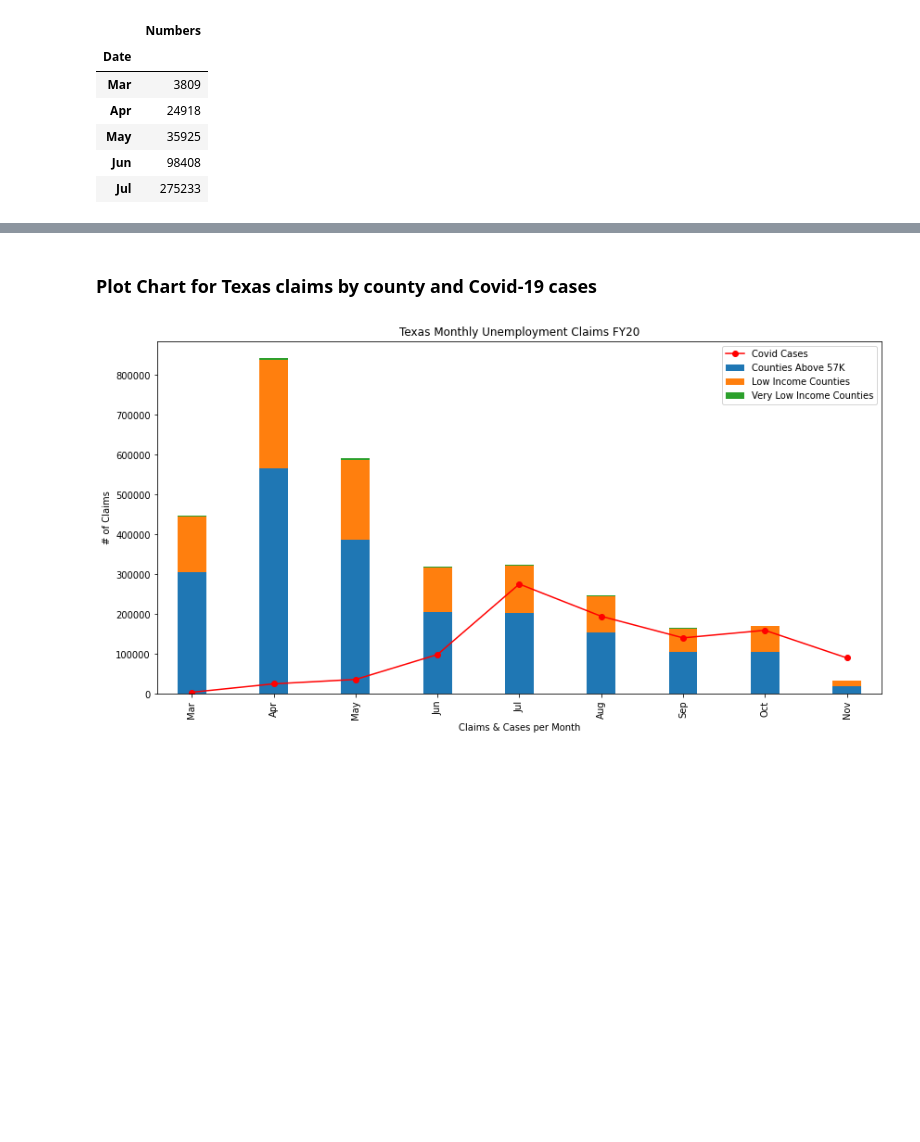
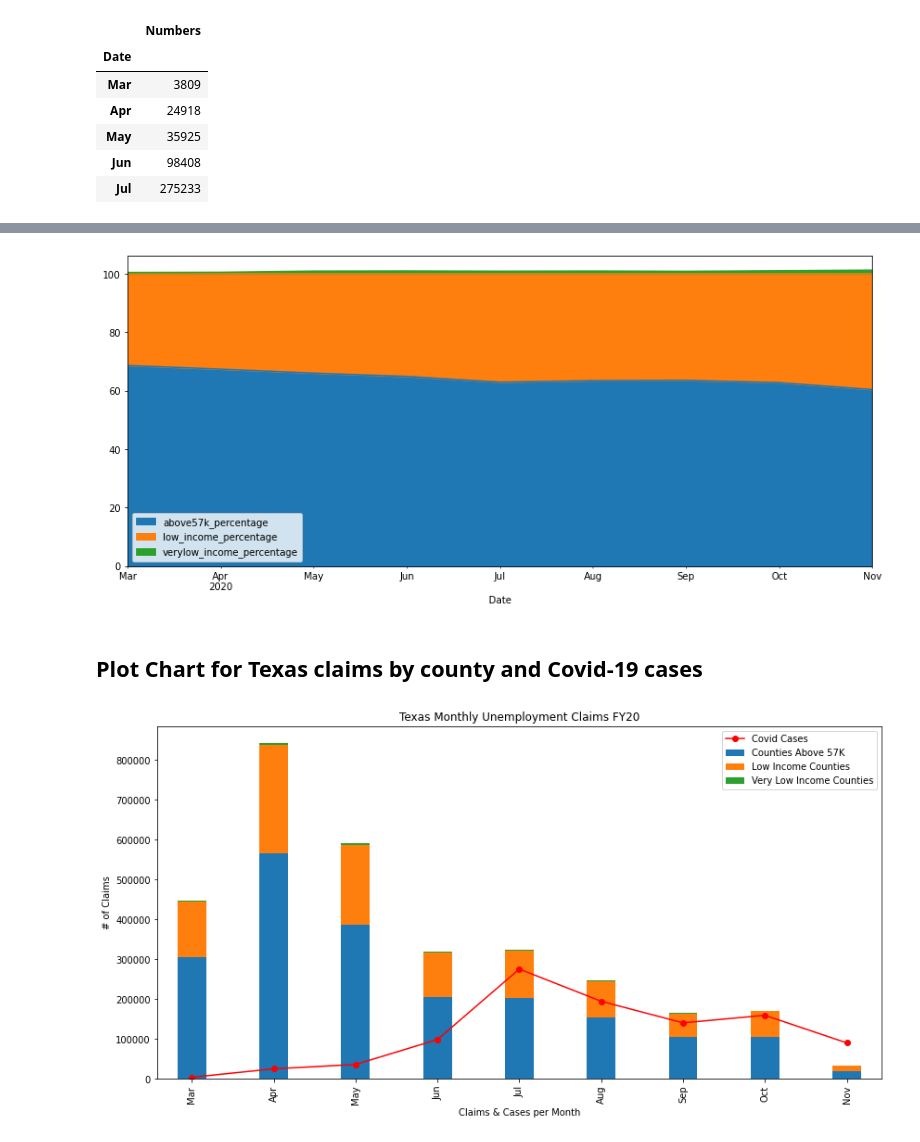
Before and after one commit to inkosi-codes/Covid-19-and-Low-Income-Communities, a Jupyter notebook: src/New_Covid_and_low_income_communities.ipynb, the cells around one changed output, grey strips where cells are left out. Drawn from its saved outputs; the diff is of its cells as text; code cells hidden in the pictures; blank space fills up the shorter version.

```diff
--- a/src/New_Covid_and_low_income_communities.ipynb
+++ b/src/New_Covid_and_low_income_communities.ipynb
@@ -446,0 +448,9 @@ cumulative_numbers_df.head()
+# %%
+area_chart_claims_df = total_claims_per_month_df.copy()
+area_chart_claims_df['Total'] = area_chart_claims_df.iloc[:,-4: -1].sum(axis=1)
+# %%
+area_chart_claims_groupby_df = total_claims_per_month_df.copy()
+area_chart_claims_df['above57k_percentage'] = area_chart_claims_df['Claims per Month Above Low Income'] / area_chart_claims_df['Total']
+area_chart_claims_df['low_income_percentage'] = area_chart_claims_df['Claims per Month Low Income'] / area_chart_claims_df['Total']
+area_chart_claims_df['verylow_income_percentage'] = area_chart_claims_df['Claims per Month Very Low Income'] / area_chart_claims_df['Total']
+area_chart_claims_df
@@ -447,5 +469,11 @@ cumulative_numbers_df.head()
+# %%
+area_chart_claims_df = area_chart_claims_df[['above57k_percentage','low_income_percentage','verylow_income_percentage']] * 100
+area_chart_claims_df.plot.area(figsize=(14,6))
+plt.show()
+# %% [output]
+[figure, added]
 # %% [markdown]
-### Plot Chart for Texas claims by county and Covid-19 cases
+## Plot Chart for Texas claims by county and Covid-19 cases
 # %%
 ax1 = cumulative_numbers_df.plot(kind='line',color='red', marker='o')
 ax2 = total_claims_per_month_df.plot(kind='bar', stacked=True, width=.35, figsize=(14,7),ax=ax1)
```
Also changed, not shown: parts of 27 cells of this notebook, 4 other files.
